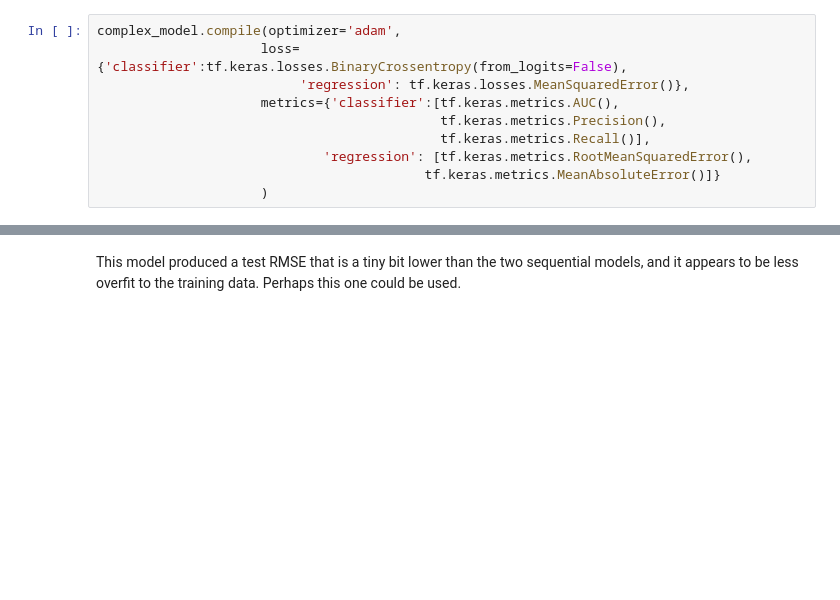
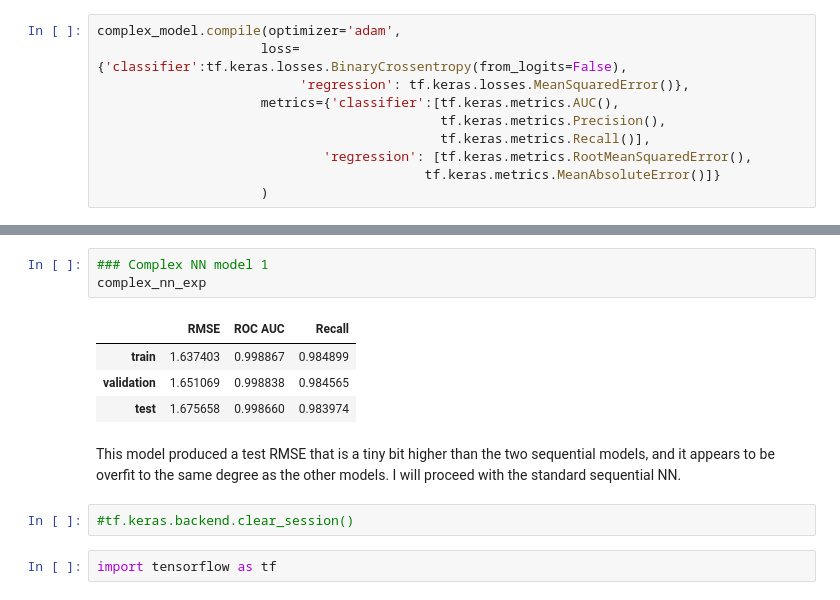
Before and after one commit to b-c-murphy/Capstone_GA-Revenue-Prediction, a Jupyter notebook: Feature Engineering, Processing and Modelling.ipynb, the cells around one changed output, grey strips where cells are left out. Saved outputs shown, nothing was run; the diff lists cells and outputs as text; blank space fills up the shorter version.

```diff
--- a/Feature Engineering, Processing and Modelling.ipynb
+++ b/Feature Engineering, Processing and Modelling.ipynb
@@ -1092,2 +1151,14 @@ seq_nn_w_clf
+# %%
+### Complex NN model 1
+complex_nn_exp
+# %% [output]
+|  | RMSE | ROC AUC | Recall |
+| train | 1.637403 | 0.998867 | 0.984899 |
+| validation | 1.651069 | 0.998838 | 0.984565 |
+| test | 1.675658 | 0.998660 | 0.983974 |
 # %% [markdown]
-This model produced a test RMSE that is a tiny bit lower than the two sequential models, and it appears to be less overfit to the training data.  Perhaps this one could be used.
+This model produced a test RMSE that is a tiny bit higher than the two sequential models, and it appears to be overfit to the same degree as the other models.  I will proceed with the standard sequential NN.
+# %%
+#tf.keras.backend.clear_session()
+# %%
+import tensorflow as tf
```
Also changed, not shown: parts of 64 cells of this notebook, 4 other files.
